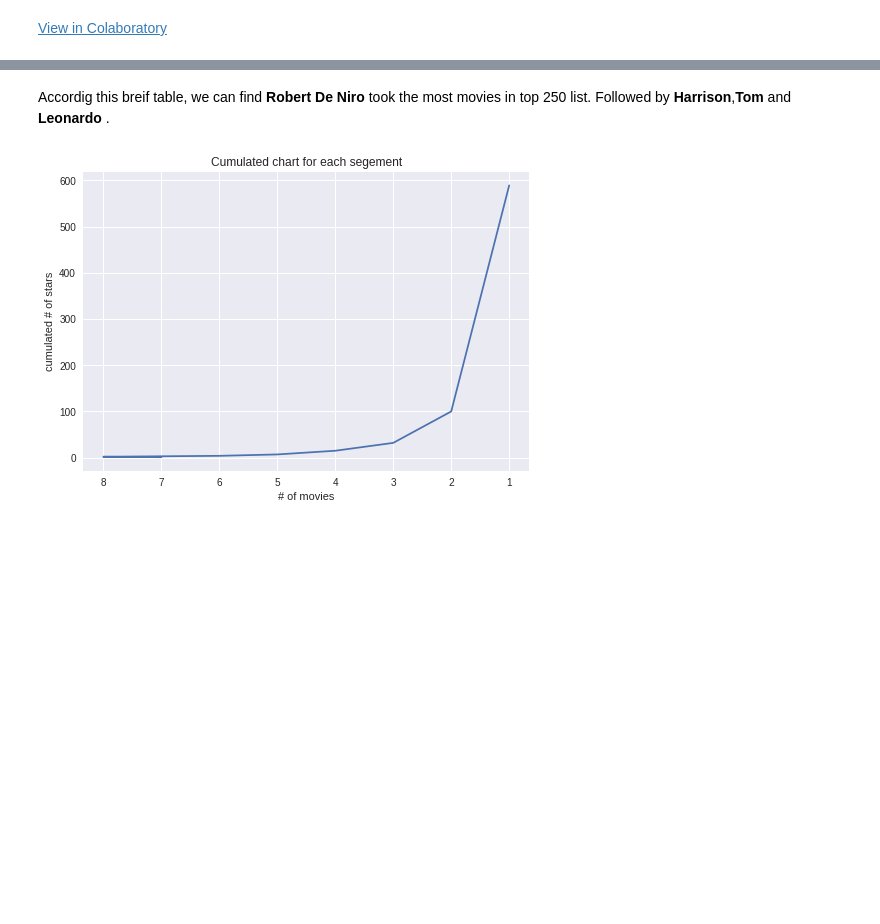
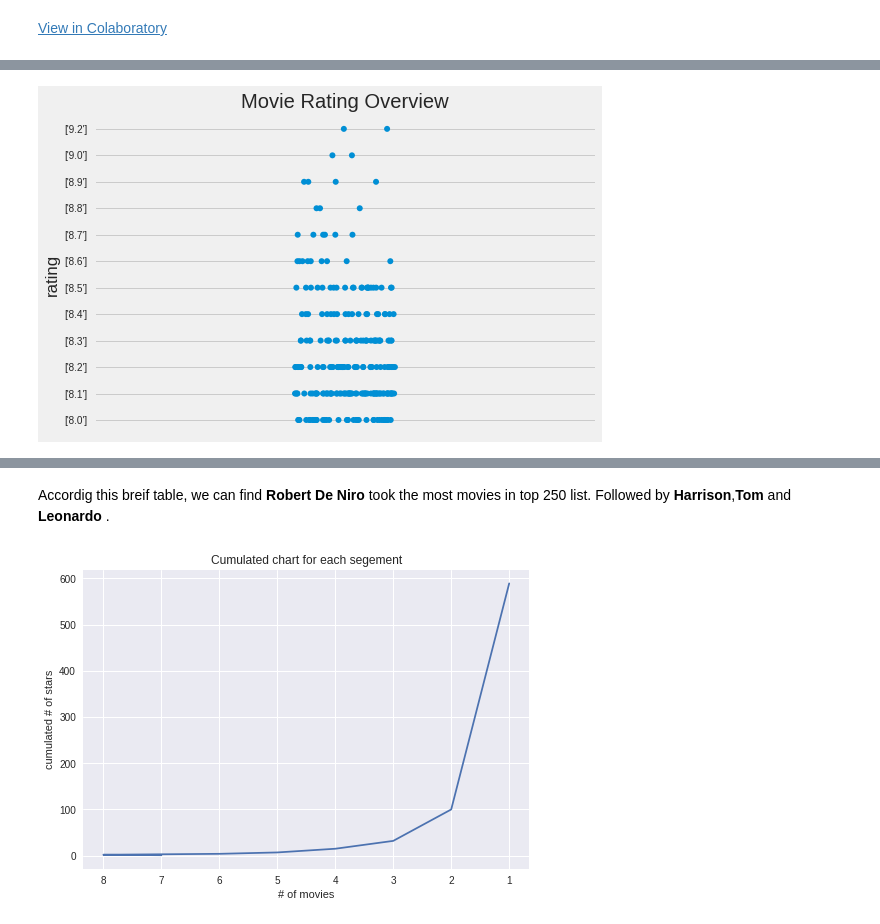
Before and after one commit to neoaksa/IMDB_Spider, a Jupyter notebook: Movie_Analysis.ipynb, the cells around one changed output, grey strips where cells are left out. Cells and saved outputs as stored; diff of their text form; code cells hidden in the pictures; blank space fills up the shorter version.

```diff
--- a/Movie_Analysis.ipynb
+++ b/Movie_Analysis.ipynb
@@ -45,6 +45,9 @@ df_movieReview = pd.read_csv('MovieReview.csv', delimiter=',',index_col=['id'])
 df_movieStar = pd.read_csv('MovieStar.csv', delimiter=',',index_col=['id'])
 # sort by index id(also known by rating)
 df_movieItem = df_movieItem.sort_index(axis=0)
-# overview
-df_movieItem.describe()
+# rating overview
+import seaborn as sns
+sns.stripplot(data=df_movieItem,y='rating',jitter= True,orient = 'v' ,size=6)
+plt.title('Movie Rating Overview')
+plt.show()
 # %% [output]
@@ -56,3 +64,4 @@ df_movieItem.describe()
+[figure, added]
 # %%
 # stars analysis
 # pre-process for movieItem and movieStar
```
Also changed, not shown: parts of 3 cells of this notebook.
